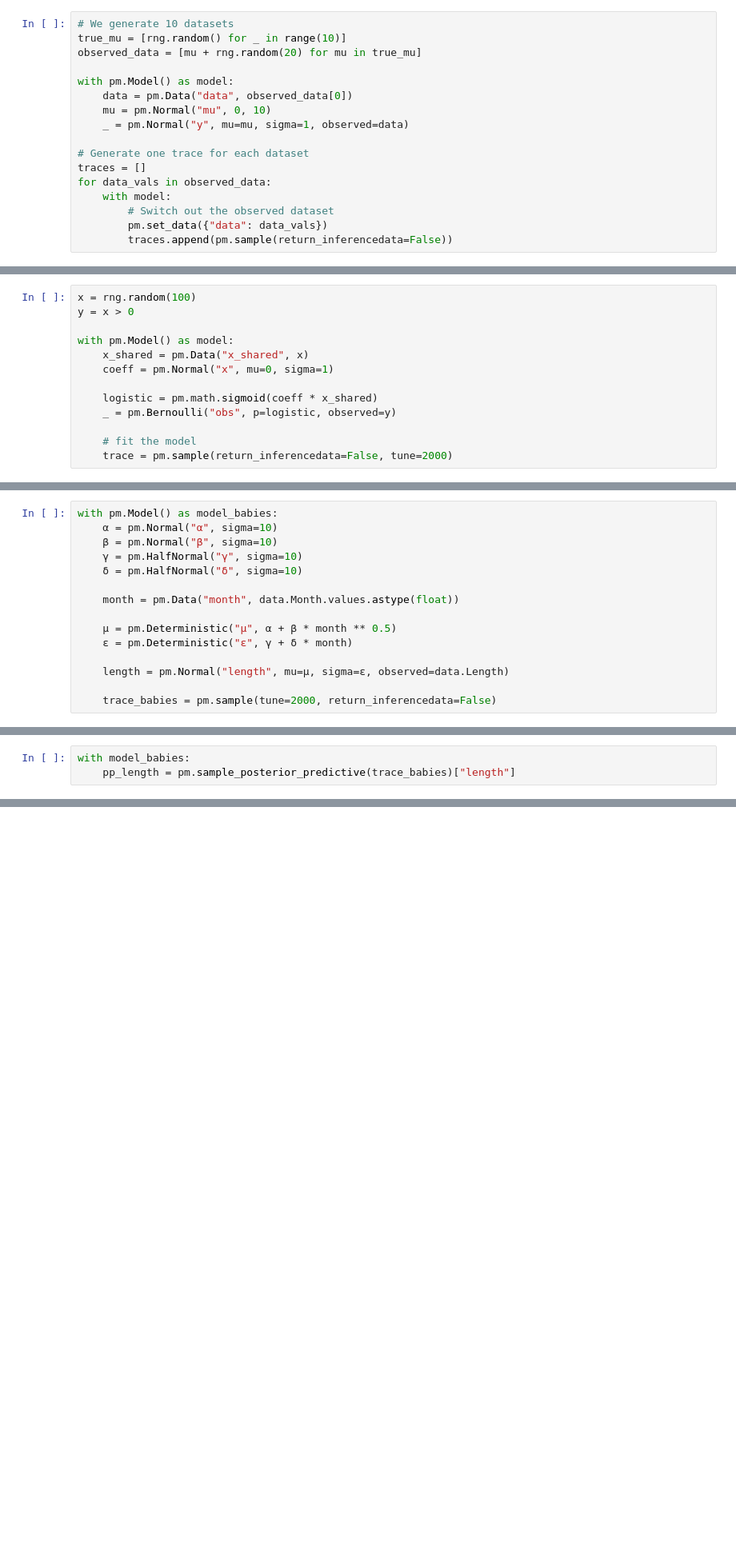
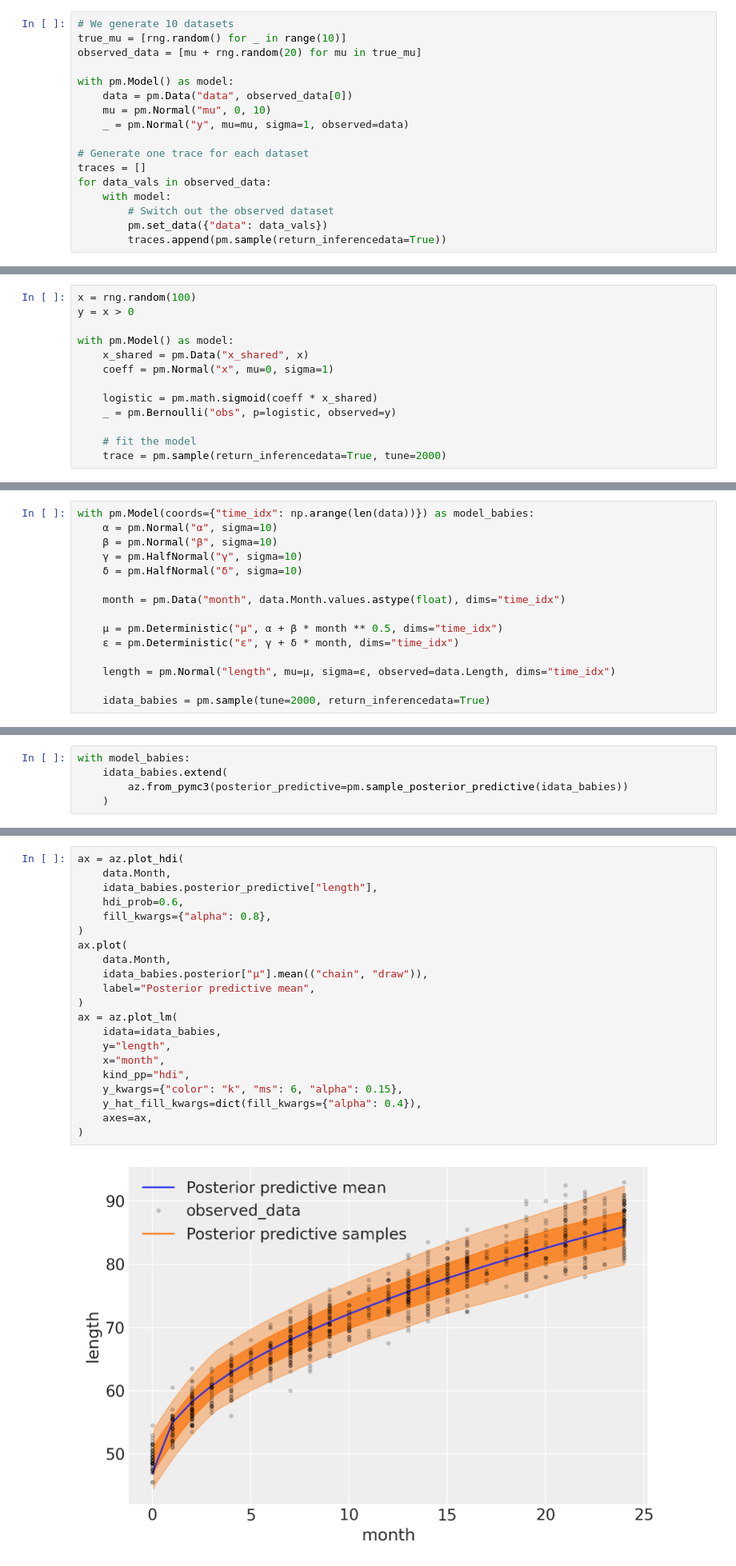
Before and after one commit to pymc-devs/pymc-examples, a Jupyter notebook: examples/pymc3_howto/data_container.ipynb, the cells around one changed output, grey strips where cells are left out. Shown at 80% size. Drawn from its saved outputs; the diff is of its cells as text; blank space fills up the shorter version.

```diff
--- a/examples/pymc3_howto/data_container.ipynb
+++ b/examples/pymc3_howto/data_container.ipynb
@@ -190,7 +176,7 @@ for data_vals in observed_data:
     with model:
         # Switch out the observed dataset
         pm.set_data({"data": data_vals})
-        traces.append(pm.sample(return_inferencedata=False))
+        traces.append(pm.sample(return_inferencedata=True))
 # %% [output]
 Auto-assigning NUTS sampler...
 Initializing NUTS using jitter+adapt_diag...
@@ -246,7 +232,7 @@ with pm.Model() as model:
     _ = pm.Bernoulli("obs", p=logistic, observed=y)
 
     # fit the model
-    trace = pm.sample(return_inferencedata=False, tune=2000)
+    trace = pm.sample(return_inferencedata=True, tune=2000)
 # %% [output]
 Auto-assigning NUTS sampler...
 Initializing NUTS using jitter+adapt_diag...
@@ -286,20 +272,20 @@ data.plot.scatter("Month", "Length", alpha=0.4);
 # %% [markdown]
 To model this data we are going to use this model:
 # %%
-with pm.Model() as model_babies:
+with pm.Model(coords={"time_idx": np.arange(len(data))}) as model_babies:
     α = pm.Normal("α", sigma=10)
     β = pm.Normal("β", sigma=10)
     γ = pm.HalfNormal("γ", sigma=10)
     δ = pm.HalfNormal("δ", sigma=10)
 
-    month = pm.Data("month", data.Month.values.astype(float))
+    month = pm.Data("month", data.Month.values.astype(float), dims="time_idx")
 
-    μ = pm.Deterministic("μ", α + β * month ** 0.5)
-    ε = pm.Deterministic("ε", γ + δ * month)
+    μ = pm.Deterministic("μ", α + β * month ** 0.5, dims="time_idx")
+    ε = pm.Deterministic("ε", γ + δ * month, dims="time_idx")
 
-    length = pm.Normal("length", mu=μ, sigma=ε, observed=data.Length)
+    length = pm.Normal("length", mu=μ, sigma=ε, observed=data.Length, dims="time_idx")
 
-    trace_babies = pm.sample(tune=2000, return_inferencedata=False)
+    idata_babies = pm.sample(tune=2000, return_inferencedata=True)
 # %% [output]
 Auto-assigning NUTS sampler...
 Initializing NUTS using jitter+adapt_diag...
@@ -311,6 +297,8 @@ Sampling 4 chains for 2_000 tune and 1_000 draw iterations (8_000 + 4_000 draws
 The following figure shows the result of our model. The expected length, $\mu$, is represented with a blue curve, and two semi-transparent orange bands represent the 60% and 94% highest posterior density intervals of posterior predictive length measurements:
 # %%
 with model_babies:
-    pp_length = pm.sample_posterior_predictive(trace_babies)["length"]
+    idata_babies.extend(
+        az.from_pymc3(posterior_predictive=pm.sample_posterior_predictive(idata_babies))
+    )
 # %% [output]
 [interactive output not drawn]
@@ -330,3 +305,26 @@ plt.ylabel("Length");
+# %%
+ax = az.plot_hdi(
+    data.Month,
+    idata_babies.posterior_predictive["length"],
+    hdi_prob=0.6,
+    fill_kwargs={"alpha": 0.8},
+)
+ax.plot(
+    data.Month,
+    idata_babies.posterior["μ"].mean(("chain", "draw")),
+    label="Posterior predictive mean",
+)
+ax = az.plot_lm(
+    idata=idata_babies,
+    y="length",
+    x="month",
+    kind_pp="hdi",
+    y_kwargs={"color": "k", "ms": 6, "alpha": 0.15},
+    y_hat_fill_kwargs=dict(fill_kwargs={"alpha": 0.4}),
+    axes=ax,
+)
+# %% [output]
+[figure, added]
 # %% [markdown]
 At the moment of writing Osvaldo's daughter is two weeks ($\approx 0.5$ months) old, and thus he wonders how her length compares to the growth chart we have just created. One way to answer this question is to ask the model for the distribution of the variable length for babies of 0.5 months. Using PyMC3 we can ask this questions with the function `sample_posterior_predictive` , as this will return samples of _Length_ conditioned on the obseved data and the estimated distribution of parameters, that is including uncertainties.
 
```
Also changed, not shown: parts of 24 cells of this notebook.
